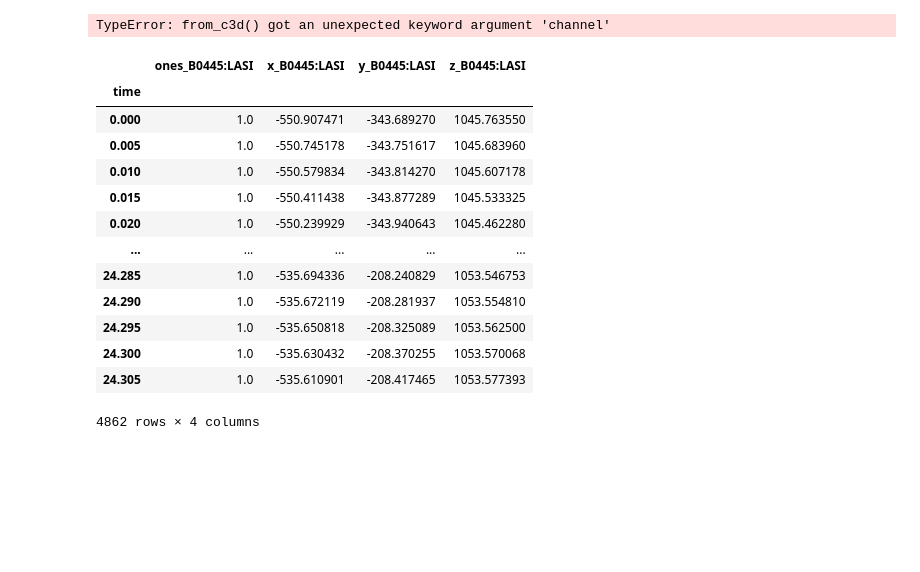
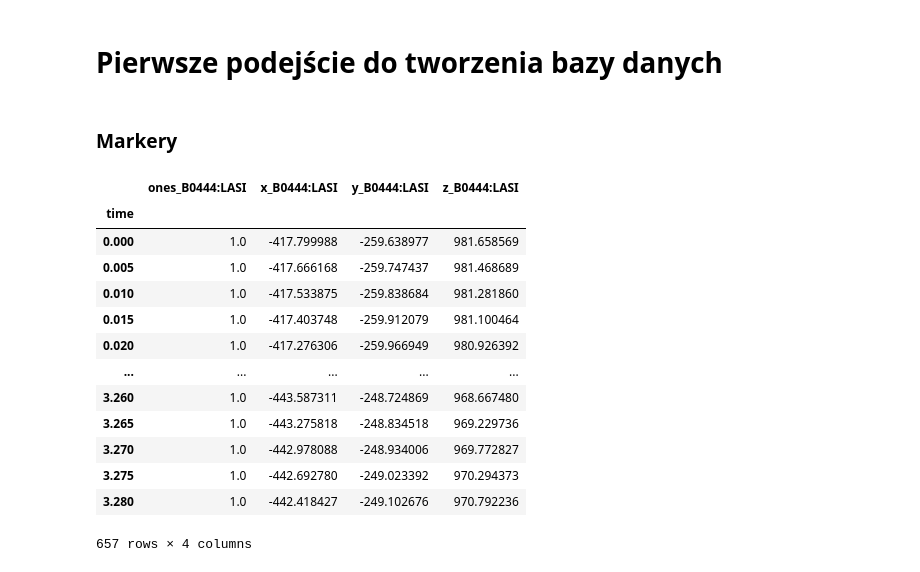
Before and after one commit to kkluwak/PJATK2020, a Jupyter notebook: RDCLabs/create-dataset-firstapproaches.ipynb, the cells around one changed output. Drawn from its saved outputs; the diff is of its cells as text; code cells hidden in the pictures; blank space fills up the shorter version.

```diff
--- a/RDCLabs/create-dataset-firstapproaches.ipynb
+++ b/RDCLabs/create-dataset-firstapproaches.ipynb
@@ -1,9 +1,10 @@
+# %% [markdown]
+# Pierwsze podejście do tworzenia bazy danych
+# %% [markdown]
+### Markery
 # %%
 from pyomeca import Markers
-data_path = r"C:\Users\konra\! PJATK\PJATK2020\2020-08-06-B0445-S01-E01-T01.c3d"
+data_path = r"Z:\baza\2020-08-05-B0444-S01-E01-T01-K1.c3d"
 
-
-
-markers = Markers.from_c3d(data_path, channel=['B0444:LFHD'])
+channels = ["B0444:LASI"]
+markers = Markers.from_c3d(data_path, usecols=channels)
-# %% [output]
-TypeError: from_c3d() got an unexpected keyword argument 'channel'
@@ -13,20 +11,19 @@ markers = Markers.from_c3d(data_path, usecols=channels)
 # %%
-m = markers.meca.to_wide_dataframe()
+marker = markers.meca.to_wide_dataframe()
+marker
+# %% [output]
+|  | ones_B0444:LASI | x_B0444:LASI | y_B0444:LASI | z_B0444:LASI |
+| time |  |  |  |  |
+| 0.000 | 1.0 | -417.799988 | -259.638977 | 981.658569 |
+| 0.005 | 1.0 | -417.666168 | -259.747437 | 981.468689 |
+| 0.010 | 1.0 | -417.533875 | -259.838684 | 981.281860 |
+| 0.015 | 1.0 | -417.403748 | -259.912079 | 981.100464 |
+| 0.020 | 1.0 | -417.276306 | -259.966949 | 980.926392 |
+| ... | ... | ... | ... | ... |
+| 3.260 | 1.0 | -443.587311 | -248.724869 | 968.667480 |
+| 3.265 | 1.0 | -443.275818 | -248.834518 | 969.229736 |
+| 3.270 | 1.0 | -442.978088 | -248.934006 | 969.772827 |
+| 3.275 | 1.0 | -442.692780 | -249.023392 | 970.294373 |
+| 3.280 | 1.0 | -442.418427 | -249.102676 | 970.792236 |
+657 rows × 4 columns
-# %%
-m
-# %% [output]
-|  | ones_B0445:LASI | x_B0445:LASI | y_B0445:LASI | z_B0445:LASI |
-| time |  |  |  |  |
-| 0.000 | 1.0 | -550.907471 | -343.689270 | 1045.763550 |
-| 0.005 | 1.0 | -550.745178 | -343.751617 | 1045.683960 |
-| 0.010 | 1.0 | -550.579834 | -343.814270 | 1045.607178 |
-| 0.015 | 1.0 | -550.411438 | -343.877289 | 1045.533325 |
-| 0.020 | 1.0 | -550.239929 | -343.940643 | 1045.462280 |
-| ... | ... | ... | ... | ... |
-| 24.285 | 1.0 | -535.694336 | -208.240829 | 1053.546753 |
-| 24.290 | 1.0 | -535.672119 | -208.281937 | 1053.554810 |
-| 24.295 | 1.0 | -535.650818 | -208.325089 | 1053.562500 |
-| 24.300 | 1.0 | -535.630432 | -208.370255 | 1053.570068 |
-| 24.305 | 1.0 | -535.610901 | -208.417465 | 1053.577393 |
-4862 rows × 4 columns
 # %%
```
Also changed, not shown: parts of 22 cells of this notebook.
